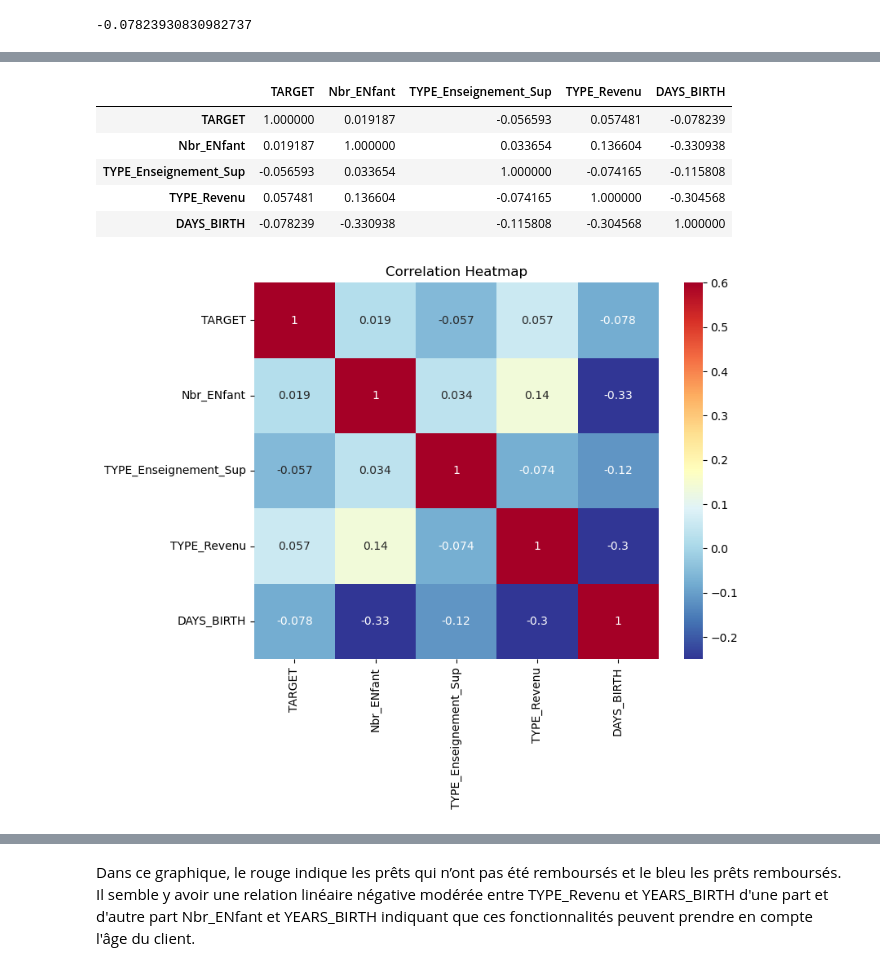
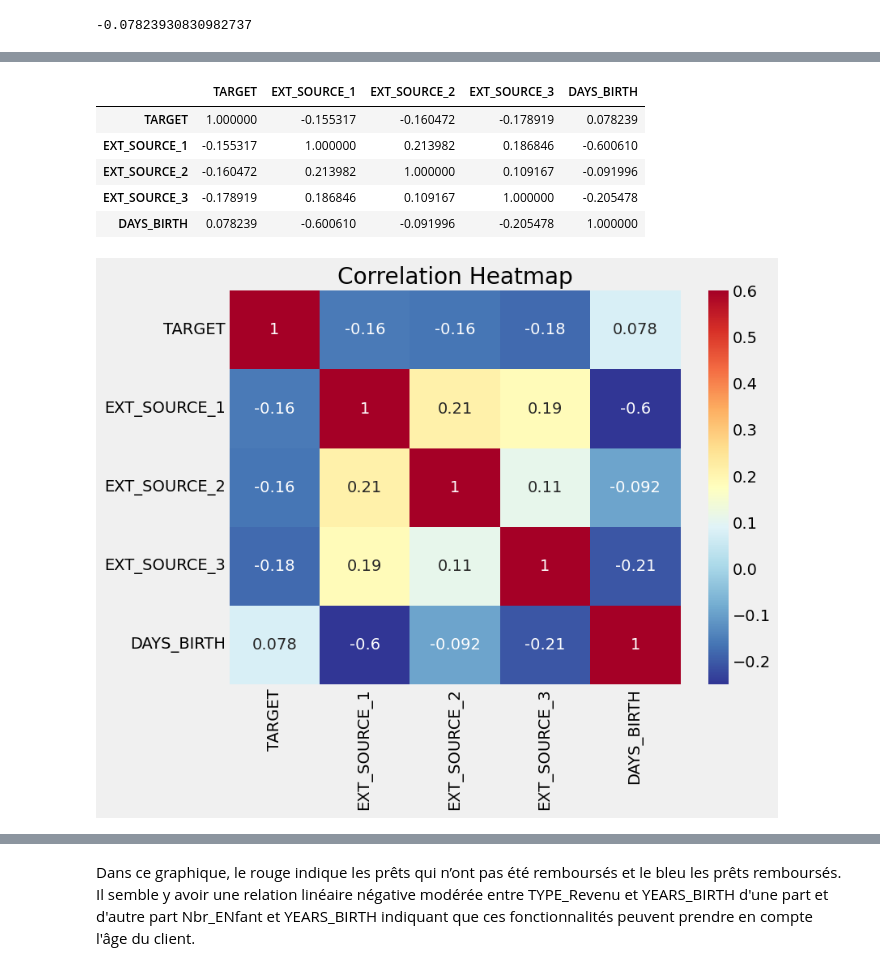
Before and after one commit to benji1437/OpenclassRoom, a Jupyter notebook: Analyse_exploratoire_feature_enginering.ipynb, the cells around one changed output, grey strips where cells are left out. Cells and saved outputs as stored; diff of their text form; code cells hidden in the pictures.

```diff
--- a/Analyse_exploratoire_feature_enginering.ipynb
+++ b/Analyse_exploratoire_feature_enginering.ipynb
@@ -164,0 +217,9 @@ Les dimensions des features testing  (48744, 239)
+# %%
+# Create an anomalous flag column
+data_train['DAYS_EMPLOYED_ANOM'] = data_train["DAYS_EMPLOYED"] == 365243
+
+# Replace the anomalous values with nan
+data_train['DAYS_EMPLOYED'].replace({365243: np.nan}, inplace = True)
+
+data_train['DAYS_EMPLOYED'].plot.hist(title = 'Histogramme des jours travaillés');
+plt.xlabel('Jours travaillés');
@@ -194,0 +291,7 @@ data_train['DAYS_BIRTH'].corr(data_train['TARGET'])
+# %%
+# Définir le style des tracés
+plt.style.use('fivethirtyeight')
+
+# Tracer la répartition des âges en années
+plt.hist(data_train['DAYS_BIRTH'] / -365, edgecolor = 'k', bins = 25)
+plt.title('Age du Client'); plt.xlabel('Age'); plt.ylabel('Count');
@@ -195,21 +374,19 @@ data_train['DAYS_BIRTH'].corr(data_train['TARGET'])
 # %%
 # Extrayez les variables EXT_SOURCE et affichez les corrélations
-jeu0 = data_train[['TARGET', 'CNT_CHILDREN', 'NAME_EDUCATION_TYPE_Higher education', 'NAME_INCOME_TYPE_Working', 'DAYS_BIRTH']]
-jeu0.columns  = ['TARGET','Nbr_ENfant', 'TYPE_Enseignement_Sup', 'TYPE_Revenu', 'DAYS_BIRTH']
-jeu0_corrs = jeu0.corr()
-jeu0_corrs
+ext_data = data_train[['TARGET', 'EXT_SOURCE_1', 'EXT_SOURCE_2', 'EXT_SOURCE_3', 'DAYS_BIRTH']]
+ext_data_corrs = ext_data.corr()
+ext_data_corrs
 # %% [output]
-|  | TARGET | Nbr_ENfant | TYPE_Enseignement_Sup | TYPE_Revenu | DAYS_BIRTH |
-| TARGET | 1.000000 | 0.019187 | -0.056593 | 0.057481 | -0.078239 |
-| Nbr_ENfant | 0.019187 | 1.000000 | 0.033654 | 0.136604 | -0.330938 |
-| TYPE_Enseignement_Sup | -0.056593 | 0.033654 | 1.000000 | -0.074165 | -0.115808 |
-| TYPE_Revenu | 0.057481 | 0.136604 | -0.074165 | 1.000000 | -0.304568 |
-| DAYS_BIRTH | -0.078239 | -0.330938 | -0.115808 | -0.304568 | 1.000000 |
+|  | TARGET | EXT_SOURCE_1 | EXT_SOURCE_2 | EXT_SOURCE_3 | DAYS_BIRTH |
+| TARGET | 1.000000 | -0.155317 | -0.160472 | -0.178919 | 0.078239 |
+| EXT_SOURCE_1 | -0.155317 | 1.000000 | 0.213982 | 0.186846 | -0.600610 |
+| EXT_SOURCE_2 | -0.160472 | 0.213982 | 1.000000 | 0.109167 | -0.091996 |
+| EXT_SOURCE_3 | -0.178919 | 0.186846 | 0.109167 | 1.000000 | -0.205478 |
+| DAYS_BIRTH | 0.078239 | -0.600610 | -0.091996 | -0.205478 | 1.000000 |
 # %%
+# Heatmap of correlations
 plt.figure(figsize = (8, 6))
-
-# Heatmap of correlations
-sns.heatmap(jeu0_corrs, cmap = plt.cm.RdYlBu_r, vmin = -0.25, annot = True, vmax = 0.6)
+sns.heatmap(ext_data_corrs, cmap = plt.cm.RdYlBu_r, vmin = -0.25, annot = True, vmax = 0.6)
 plt.title('Correlation Heatmap');
 # %% [output]
-[figure, old version]
+[figure, new version]
```
Also changed, not shown: parts of 61 cells of this notebook.
